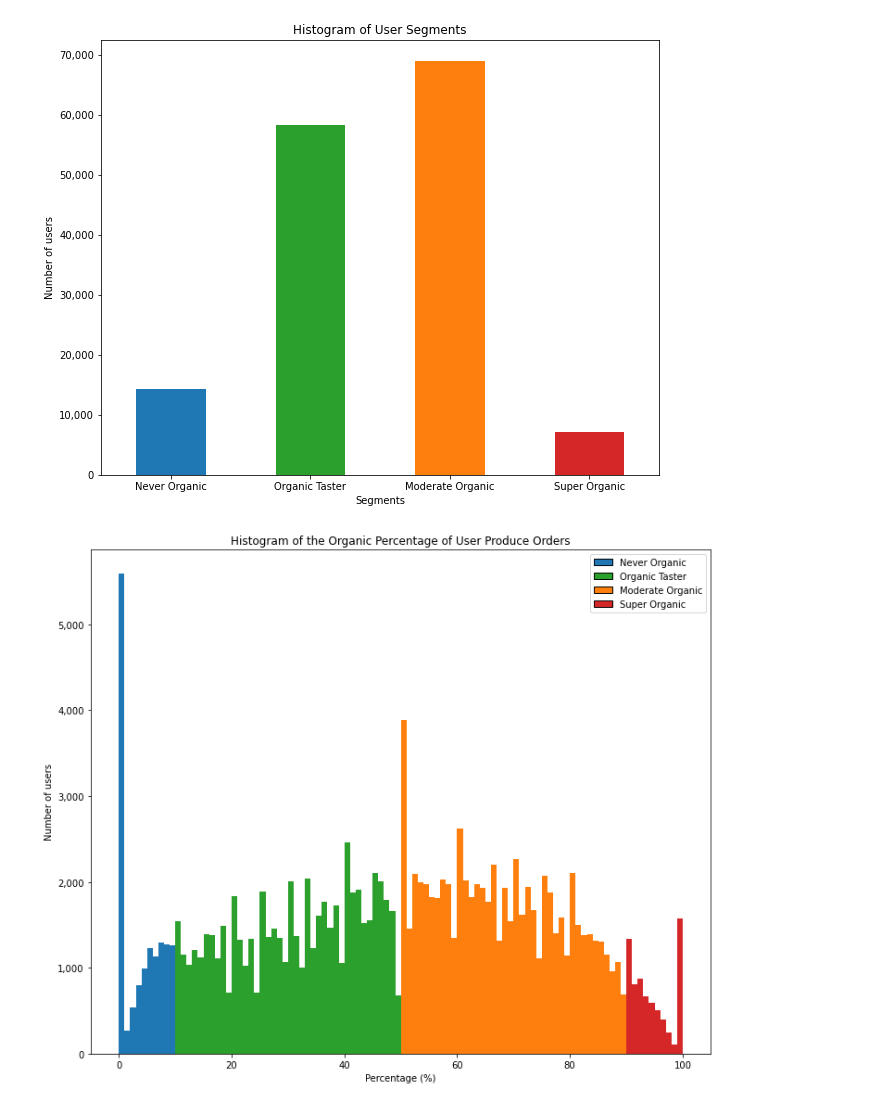
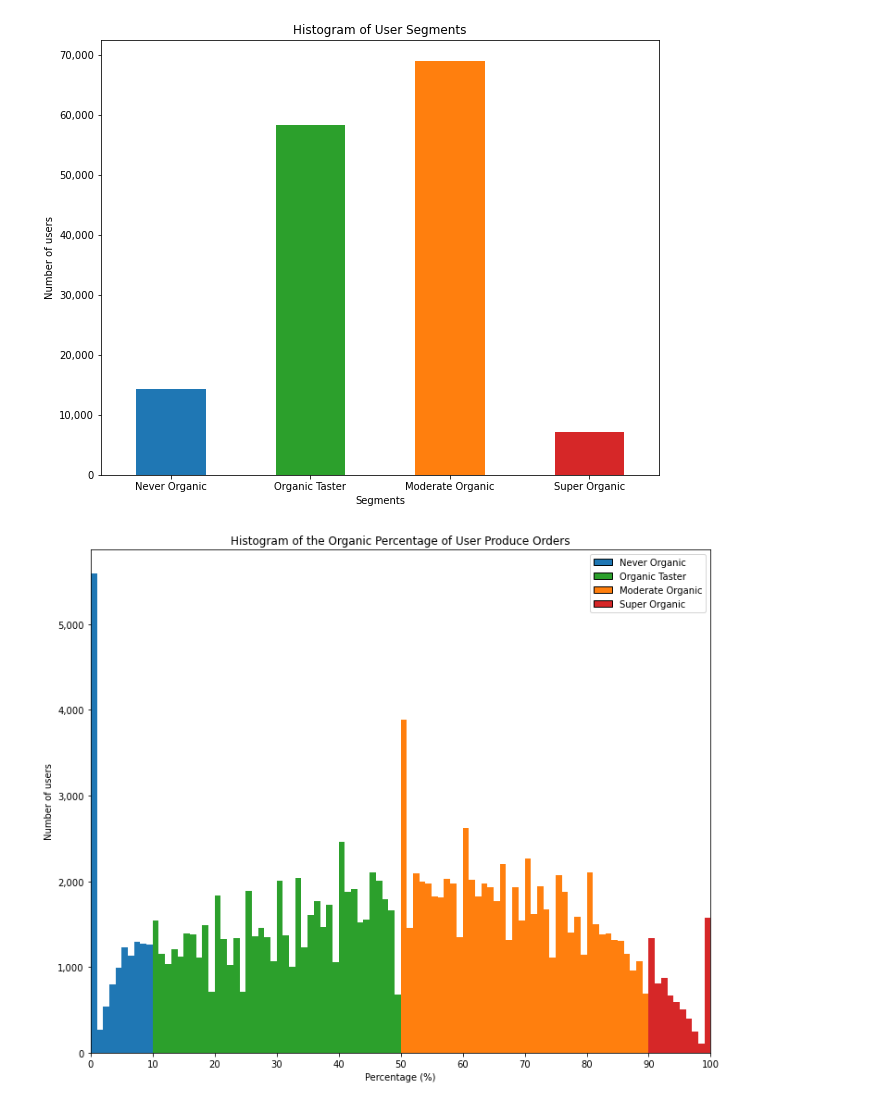
Before and after one commit to stemlock/Instacart_Market_Basket_Data_Analysis, a Jupyter notebook: segmentation_roughwork.ipynb, the cells around one changed output. Cells and saved outputs as stored; diff of their text form; code cells hidden in the pictures.

```diff
--- a/segmentation_roughwork.ipynb
+++ b/segmentation_roughwork.ipynb
@@ -240,31 +240,33 @@ fig, ax = plt.subplots(1,1,figsize=(12,10))
 
 N, bins, patches = plt.hist(df_filtered['organic_%']*100, bins = 100)
 
 # Assign the colors for the bins
 for i in range(0,len(patches)):
     if i < 10:
         patches[i].set_facecolor('#1f77b4')
     if i >= 10 and i < 50:
         patches[i].set_facecolor('#2ca02c')
     if i >= 50 and i < 90:
         patches[i].set_facecolor('#ff7f0e')
     if i >= 90:
         patches[i].set_facecolor('#d62728')
 
 
 ax.get_yaxis().set_major_formatter(lambda x, loc: "{:,}".format(int(x)))
 
 plt.title('Histogram of the Organic Percentage of User Produce Orders')
 plt.xlabel('Percentage (%)')
 plt.ylabel('Number of users')
+plt.xlim(0,100)
+plt.xticks(np.arange(0,110,10))
 
 
 
 # Create a corresponding legend
 handles = [Rectangle((0,0),1,1,color=c,ec="k") for c in ['#1f77b4','#2ca02c','#ff7f0e','#d62728']]
 labels= ["Never Organic", "Organic Taster", "Moderate Organic", "Super Organic"]
 plt.legend(handles, labels)
 
 pass
 # %% [output]
-[figure, old version]
+[figure, new version]
```
